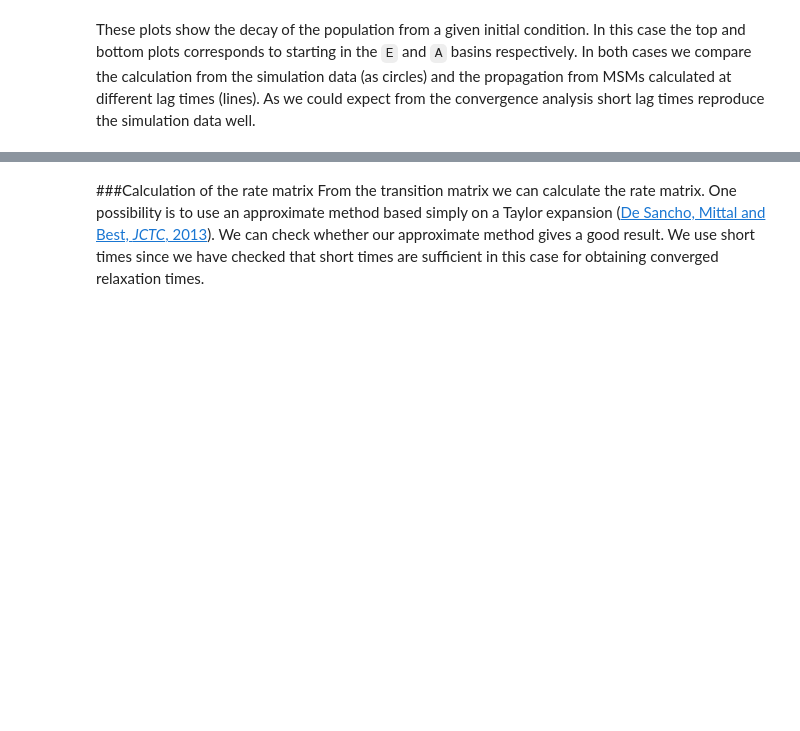
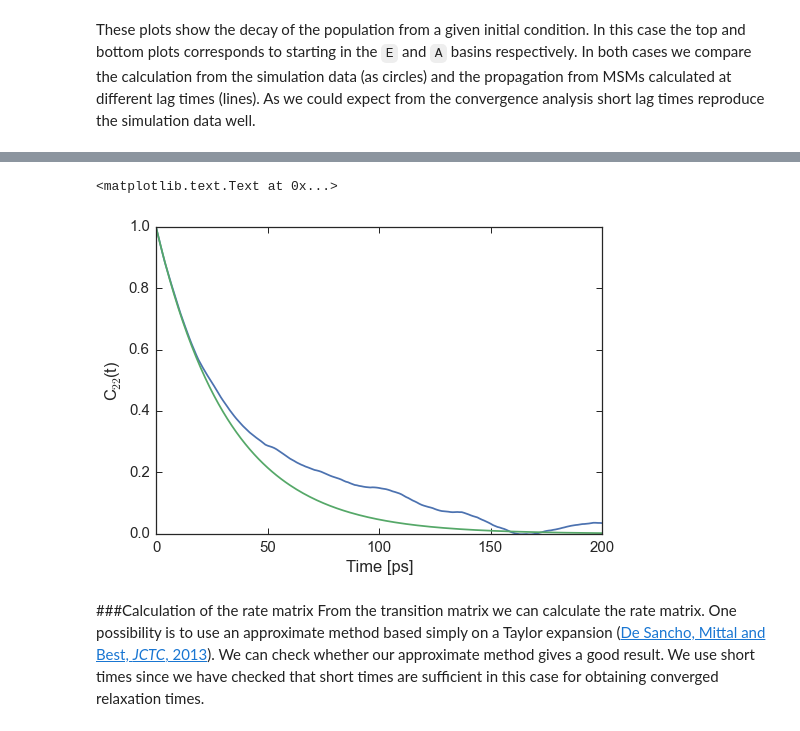
Before and after one commit to BioKT/MasterMSM, a Jupyter notebook: examples/alanine_dipeptide/ala_dipeptide.ipynb, the cells around one changed output, grey strips where cells are left out. Saved outputs shown, nothing was run; the diff lists cells and outputs as text; code cells hidden in the pictures; blank space fills up the shorter version.

```diff
--- a/examples/alanine_dipeptide/ala_dipeptide.ipynb
+++ b/examples/alanine_dipeptide/ala_dipeptide.ipynb
@@ -135,3 +184,19 @@ These plots show the decay of the population from a given initial condition. In
+# %%
+msm_alaTB.msms[2].do_trans(evecs=True)
+acf = msm_alaTB.msms[2].acf_mode()
+time = np.arange(len(acf[1]))*self.data[0].dt
+fig, ax = plt.subplots()
+ax.plot(time,acf[1])
+ax.plot(time,np.exp(-time*1./msm_alaTB.msms[2].tauT[0]))
+
+ax.set_xlim(0,200)
+ax.set_ylim(0,1)
+
+ax.set_xlabel('Time [ps]')
+ax.set_ylabel('C$_{22}$(t)')
+# %% [output]
+<matplotlib.text.Text at 0x...>
+[figure, added]
 # %% [markdown]
 ###Calculation of the rate matrix
 From the transition matrix we can calculate the rate matrix. One possibility is to use an approximate method based simply on a Taylor expansion ([De Sancho, Mittal and Best, *JCTC*, 2013](http://dx.doi.org/10.1021/ct301033r)). We can check whether our approximate method gives a good result. We use short times since we have checked that short times are sufficient in this case for obtaining converged relaxation times.
```
Also changed, not shown: parts of 9 cells of this notebook, 2 other files.
